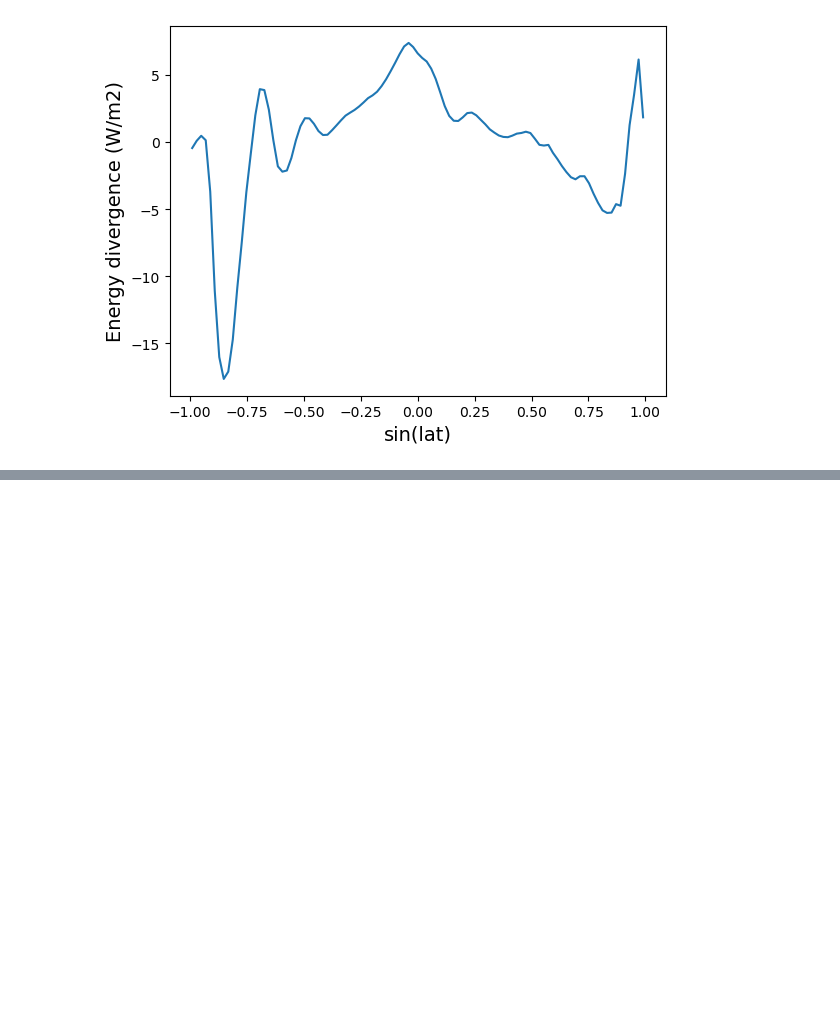
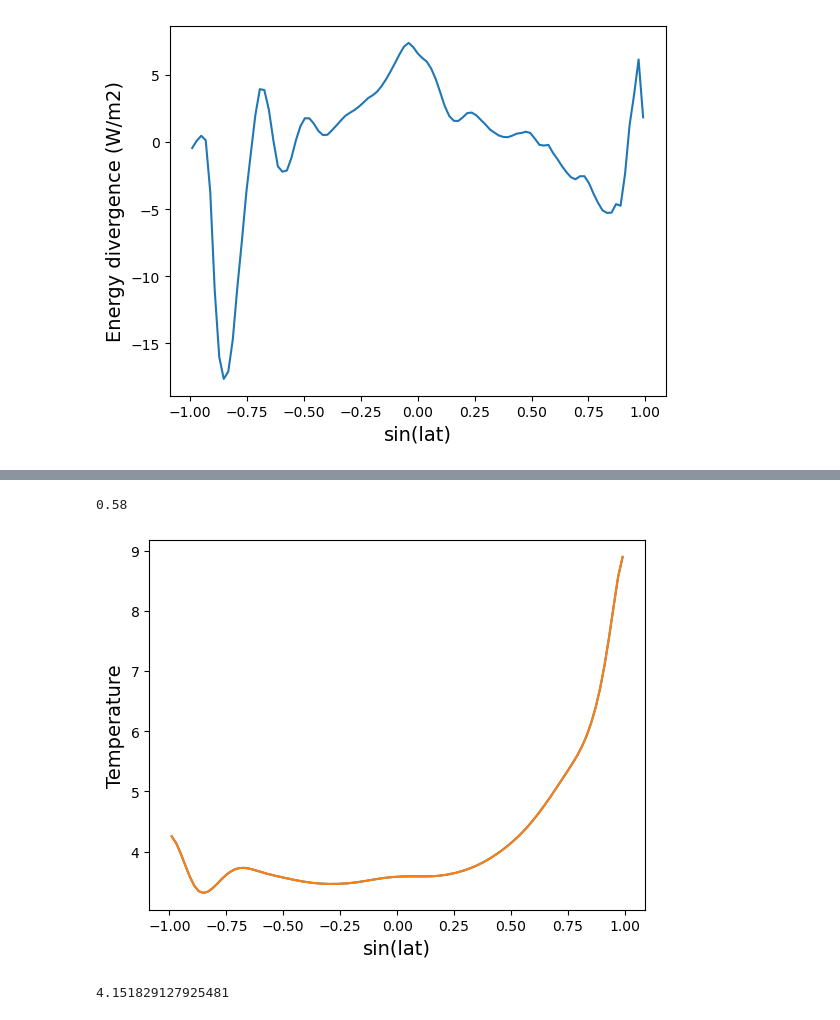
Before and after one commit to sschulz2/two_layer_MEBM, a Jupyter notebook: MEBM Perturbation/MEBMpertF.ipynb, the cells around one changed output, grey strips where cells are left out. Drawn from its saved outputs; the diff is of its cells as text; code cells hidden in the pictures; blank space fills up the shorter version.

```diff
--- a/MEBM Perturbation/MEBMpertF.ipynb
+++ b/MEBM Perturbation/MEBMpertF.ipynb
@@ -183,0 +194,14 @@ plt.show()
+# %%
+F_2X_held = 3.48 #radiative forcing from held
+tau_held = 4 #years
+c_F = 3.48 / 4 / 1.5 # in W K^-1 yr^-1
+print(c_F)
+
+t_tot=10 #years
+nsteps=int(t_tot/delt)
+
+points_per_year=4 #must be a factor of steps per year, but there is surely a better way that fixes that problem
+
+T_time_evolve=np.tile(T,(int(t_tot*points_per_year),1))
+# %% [output]
+0.58
@@ -183,0 +214,48 @@ plt.show()
+# %%
+# Timestepping loop
+for j in tqdm(range(0, nsteps)): # use NMAX-1 #for n=1:NMAX
+
+    #print(np.mean(T))
+
+    # Calculate Source  (ASR) for this loop:
+
+    #print(np.mean(T))
+
+    # spec. hum, and theta_e
+    q = eps*relhum/psfc*e0*np.exp(a*(T+T_ctrl)/(b+(T+T_ctrl))); # here T is in oC. q is g kg-1
+
+    theta_e = 1/cp*(cp*((T+T_ctrl)+273.15) + L*q); # note units of Kelvin are needed!!!
+
+    theta_e_pert = theta_e-theta_e_ctrl; #anomalous theta_e
+
+    # Calculate new T from Source and Sink terms.
+    # Diffuse anomalous moist static energy (theta_e_pert)
+    dT = delt/c_F*(R_frc - (B*T) + np.matmul(Mdiv,theta_e_pert));
+
+    T = T + dT;
+
+    if(int(points_per_year*j) % int(steps_per_year) == 0):
+        T_time_evolve[int(points_per_year*j/(steps_per_year))]=T
+        #print(int(points_per_year*j/(steps_per_year)))
+        #print(np.mean(T))
+
+    # Check to see if global mean energy budget has converged:
+    #Fglob=np.mean(Src - A - (B*T))
+
+    #if np.absolute(Fglob) < 0.00001: #if (abs(Fglob) < 0.001), break; end
+    #    break
+# %%
+#matLabData = io.loadmat('ERAtemperature.mat') #loads matlab file as a dictionary with some metadata
+#matLabData.keys() #tell me what's in the dictionary
+#lat = np.asarray(matLabData['lat'])
+#t = np.asarray(matLabData['T'])
+plt.plot(x,T ,label= 'Temp, from real time evolution')
+plt.plot(x,T_eq,label= 'temp, equilibrium from prior code')
+plt.xlabel('sin(lat)', fontsize=14)
+plt.ylabel('Temperature', fontsize=14)
+plt.show()
+
+#they plot over each other so I think the time evolution is done correctly
+# %% [output]
+[figure, added]
+4.151829127925481
```
Also changed, not shown: parts of 5 cells of this notebook, 1 other file.
